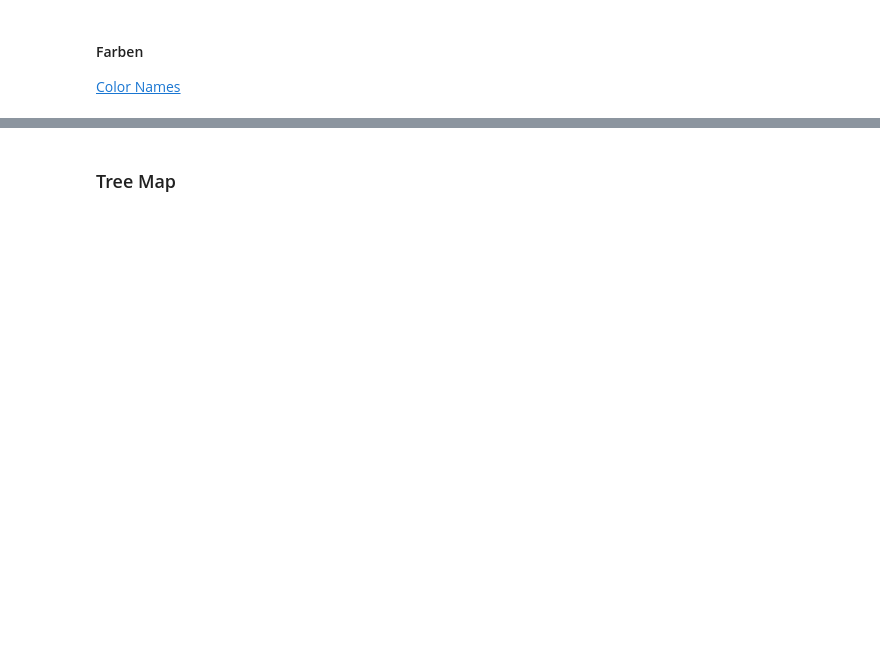
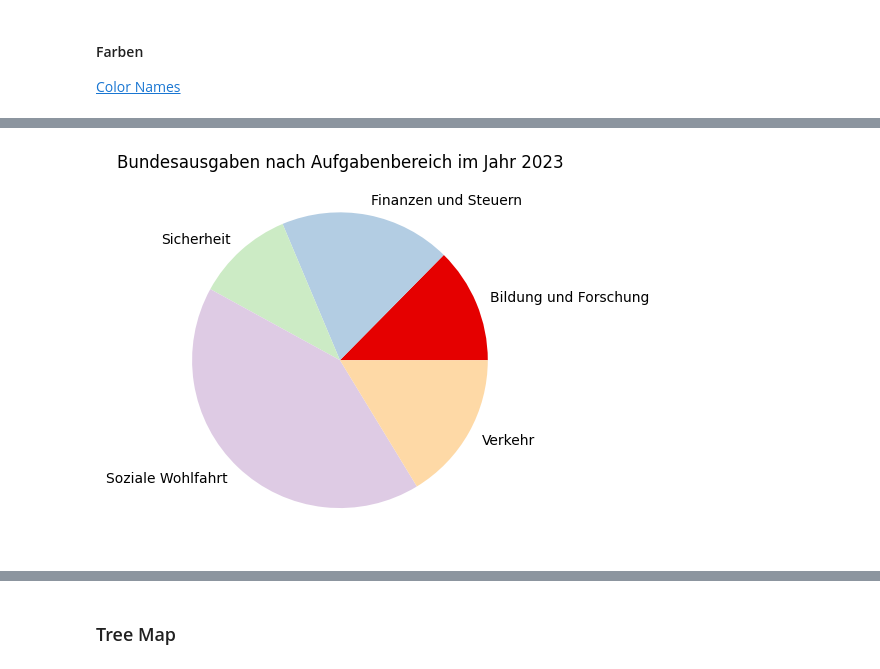
Before and after one commit to I-gW-23-27/Skript, a Jupyter notebook: docs/240701/datenvisualisierung.ipynb, the cells around one changed output, grey strips where cells are left out. Cells and saved outputs as stored; diff of their text form; code cells hidden in the pictures; blank space fills up the shorter version.

```diff
--- a/docs/240701/datenvisualisierung.ipynb
+++ b/docs/240701/datenvisualisierung.ipynb
@@ -86,0 +116,8 @@ plt.show()
+# %%
+colors = list(colors)
+colors[0] = '#e50000'
+plt.pie(y2023, labels=labels, colors=colors)
+plt.title('Bundesausgaben nach Aufgabenbereich im Jahr 2023')
+plt.show()
+# %% [output]
+[figure, added]
```
Also changed, not shown: parts of 22 cells of this notebook.
